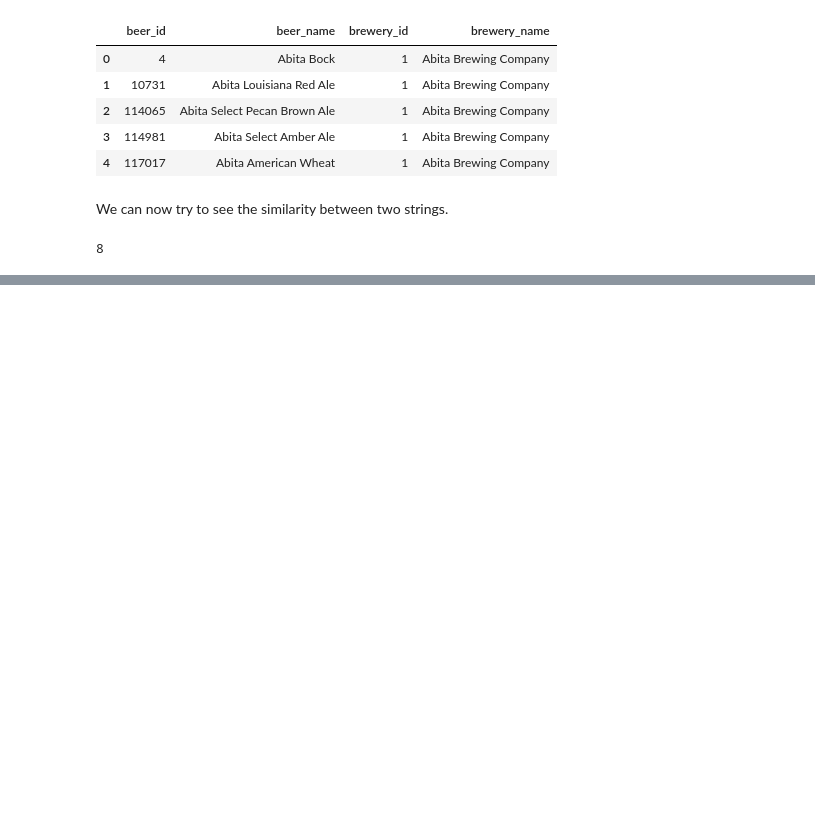
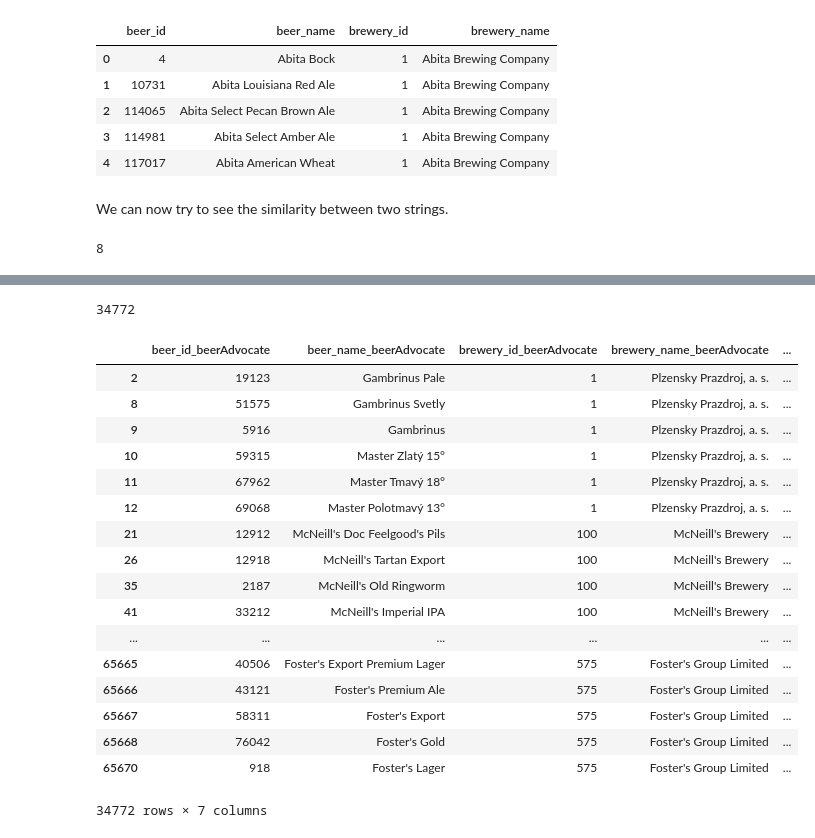
Before and after one commit to glederrey/Beers_rating, a Jupyter notebook: Beer_Similarity.ipynb, the cells around one changed output, grey strips where cells are left out. Cells and saved outputs as stored; diff of their text form; code cells hidden in the pictures; blank space fills up the shorter version.

```diff
--- a/Beer_Similarity.ipynb
+++ b/Beer_Similarity.ipynb
@@ -363,0 +361,9 @@ sim[340:400]
+# %%
+for i in range(len(sim)):
+    best_sim[i] = sim[i][0][2]
+    best_match_beer.append(sim[i][0][0])
+    best_match_brewery.append(sim[i][0][1])
+# %%
+matching_beers = beerAdvocate.copy()
+# %%
+matching_beers.columns = [s + '_beerAdvocate' for s in matching_beers.columns]
@@ -363,0 +379,4 @@ sim[340:400]
+# %%
+matching_beers['beer_name_rateBeer'] = best_match_beer
+matching_beers['brewery_name_rateBeer'] = best_match_brewery
+matching_beers['similarity'] = best_sim
@@ -363,0 +392,25 @@ sim[340:400]
+# %%
+len(matching_beers[matching_beers.beer_name_rateBeer.duplicated(keep=False)])
+# %% [output]
+34772
+# %%
+matching_beers[matching_beers.beer_name_rateBeer.duplicated(keep=False)]
+# %% [output]
+|  | beer_id_beerAdvocate | beer_name_beerAdvocate | brewery_id_beerAdvocate | brewery_name_beerAdvocate | ... |
+| 2 | 19123 | Gambrinus Pale | 1 | Plzensky Prazdroj, a. s. | ... |
+| 8 | 51575 | Gambrinus Svetly | 1 | Plzensky Prazdroj, a. s. | ... |
+| 9 | 5916 | Gambrinus | 1 | Plzensky Prazdroj, a. s. | ... |
+| 10 | 59315 | Master Zlatý 15° | 1 | Plzensky Prazdroj, a. s. | ... |
+| 11 | 67962 | Master Tmavý 18° | 1 | Plzensky Prazdroj, a. s. | ... |
+| 12 | 69068 | Master Polotmavý 13° | 1 | Plzensky Prazdroj, a. s. | ... |
+| 21 | 12912 | McNeill's Doc Feelgood's Pils | 100 | McNeill's Brewery | ... |
+| 26 | 12918 | McNeill's Tartan Export | 100 | McNeill's Brewery | ... |
+| 35 | 2187 | McNeill's Old Ringworm | 100 | McNeill's Brewery | ... |
+| 41 | 33212 | McNeill's Imperial IPA | 100 | McNeill's Brewery | ... |
+| ... | ... | ... | ... | ... | ... |
+| 65665 | 40506 | Foster's Export Premium Lager | 575 | Foster's Group Limited | ... |
+| 65666 | 43121 | Foster's Premium Ale | 575 | Foster's Group Limited | ... |
+| 65667 | 58311 | Foster's Export | 575 | Foster's Group Limited | ... |
+| 65668 | 76042 | Foster's Gold | 575 | Foster's Group Limited | ... |
+| 65670 | 918 | Foster's Lager | 575 | Foster's Group Limited | ... |
+34772 rows × 7 columns
```
Also changed, not shown: parts of 10 cells of this notebook.
